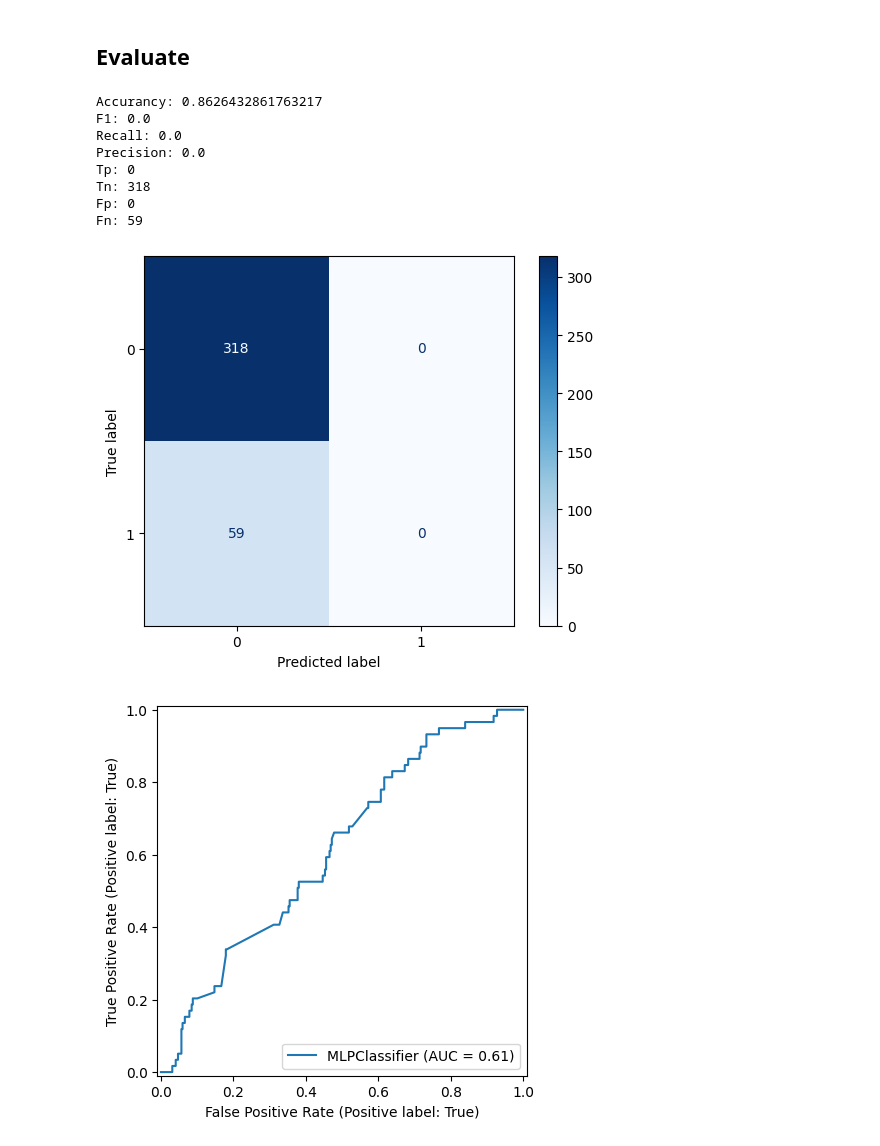
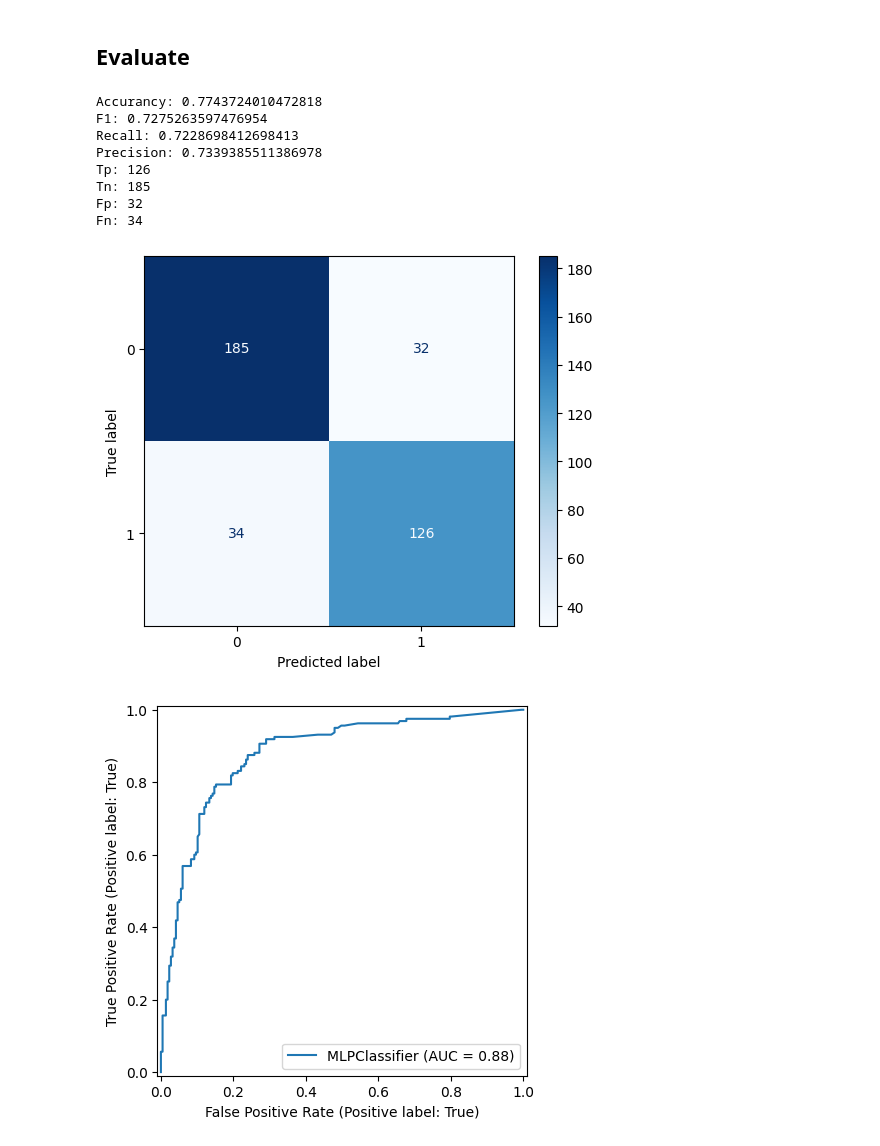
Before and after one commit to jadrzy/ProjectPythonForMachineLearning, a Jupyter notebook: notebooks/Classification.ipynb, the cells around one changed output. Drawn from its saved outputs; the diff is of its cells as text; code cells hidden in the pictures.

```diff
--- a/notebooks/Classification.ipynb
+++ b/notebooks/Classification.ipynb
@@ -141,55 +95,57 @@ display(sorted_results[selected_columns])
 # %%
 from sklearn.metrics import roc_curve, roc_auc_score
 from sklearn.metrics import precision_recall_curve, average_precision_score
 from sklearn.metrics import confusion_matrix
 from sklearn.metrics import ConfusionMatrixDisplay, confusion_matrix
 from sklearn.metrics import RocCurveDisplay
 from sklearn.metrics import PrecisionRecallDisplay
 from sklearn.model_selection import cross_val_score, cross_validate
 import numpy as np
 
+def evaluate_classifier(clf, X):
+  X_train, X_test, y_train, y_test= train_test_split(X, y, test_size=0.2, random_state=1)
 
-X_train, X_test, y_train, y_test= train_test_split(X1, y, test_size=0.2, random_state=1)
+  y_train = X_train['Cannabis'] > 3
+  X_train = X_train.drop(columns=['Cannabis'])
+  y_test = X_test['Cannabis'] > 3
+  X_test = X_test.drop(columns=['Cannabis'])
 
-target_class = 2
-y_train = X_train['Cannabis'] == target_class
-X_train = X_train.drop(columns=['Cannabis'])
-y_test = X_test['Cannabis'] == target_class
-X_test = X_test.drop(columns=['Cannabis'])
+  clf = clf
+  scores = cross_validate(clf, X_train, y_train, cv=5, scoring=['accuracy','f1','recall','precision'])
 
-clf = MLPClassifier(hidden_layer_sizes=(5, 5), max_iter=200, solver='sgd')
-scores = cross_validate(clf, X_train, y_train, cv=5, scoring=['accuracy','f1','recall','precision'])
+  clf.fit(X_train, y_train)
+  y_pred = clf.predict(X_test)
+  tn, fp, fn, tp = confusion_matrix(y_test, y_pred).ravel()
 
-clf.fit(X_train, y_train)
-y_pred = clf.predict(X_test)
-tn, fp, fn, tp = confusion_matrix(y_test, y_pred).ravel()
+  print(f"Accurancy: {np.mean(scores['test_accuracy'])}")
+  print(f"F1: {np.mean(scores['test_f1'])}")
+  print(f"Recall: {np.mean(scores['test_recall'])}")
+  print(f"Precision: {np.mean(scores['test_precision'])}")
+  print(f"Tp: {tp}")
+  print(f"Tn: {tn}")
+  print(f"Fp: {fp}")
+  print(f"Fn: {fn}")
+  print("")
 
-print(f"Accurancy: {np.mean(scores['test_accuracy'])}")
-print(f"F1: {np.mean(scores['test_f1'])}")
-print(f"Recall: {np.mean(scores['test_recall'])}")
-print(f"Precision: {np.mean(scores['test_precision'])}")
-print(f"Tp: {tp}")
-print(f"Tn: {tn}")
-print(f"Fp: {fp}")
-print(f"Fn: {fn}")
-print("")
+  cm = confusion_matrix(y_test, y_pred)
+  cm_display = ConfusionMatrixDisplay(cm).plot(cmap=plt.cm.Blues)
 
-cm = confusion_matrix(y_test, y_pred)
-cm_display = ConfusionMatrixDisplay(cm).plot(cmap=plt.cm.Blues)
+  RocCurveDisplay.from_estimator(clf, X_test, y_test)
+  plt.show()
 
-RocCurveDisplay.from_estimator(clf, X_test, y_test)
-plt.show()
+  PrecisionRecallDisplay.from_estimator(clf, X_test, y_test)
+  plt.show()
 
-PrecisionRecallDisplay.from_estimator(clf, X_test, y_test)
-plt.show()
+clf1 = MLPClassifier(hidden_layer_sizes=(5, 5), max_iter=200, solver='sgd')
+evaluate_classifier(clf1, X1)
 # %% [output]
-Accurancy: 0.8626432861763217
-F1: 0.0
-Recall: 0.0
-Precision: 0.0
-Tp: 0
-Tn: 318
-Fp: 0
-Fn: 59
+Accurancy: 0.7743724010472818
+F1: 0.7275263597476954
+Recall: 0.7228698412698413
+Precision: 0.7339385511386978
+Tp: 126
+Tn: 185
+Fp: 32
+Fn: 34
-[figure, old version]
+[figure, new version]
-[figure, old version]
+[figure, new version]
```
Also changed, not shown: parts of 5 cells of this notebook.
